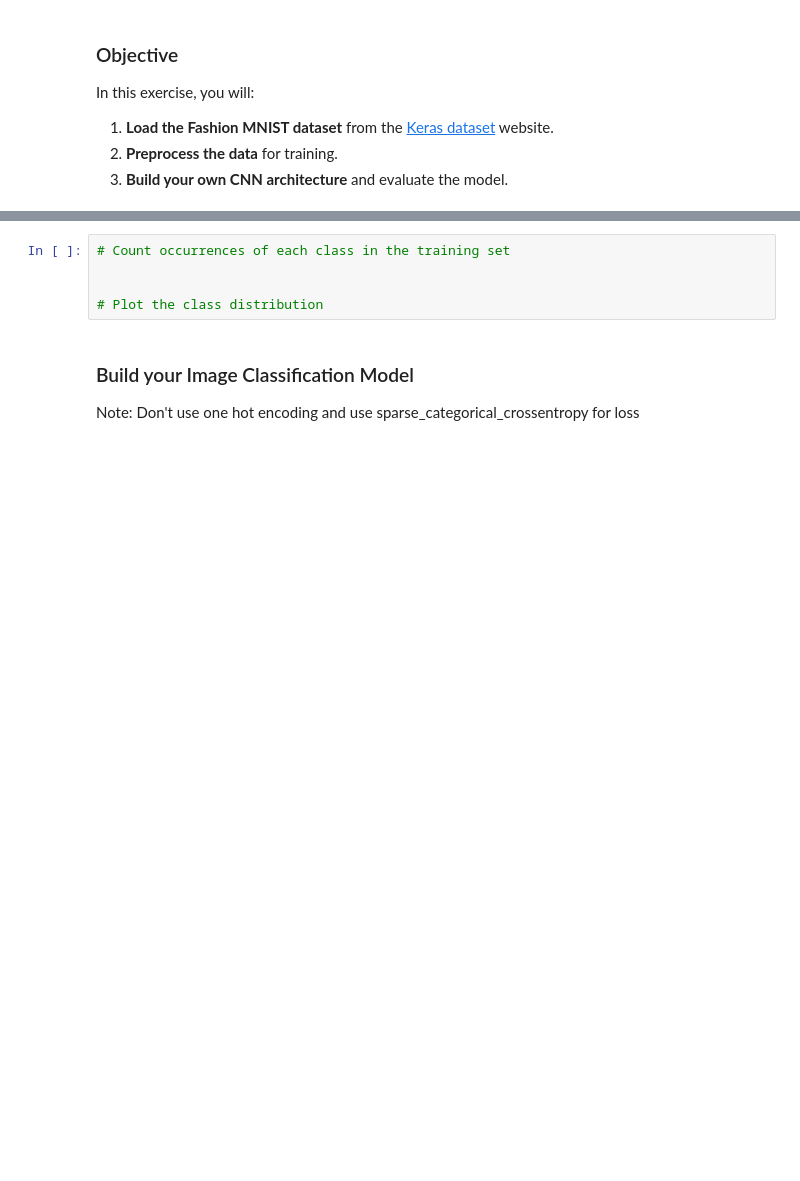
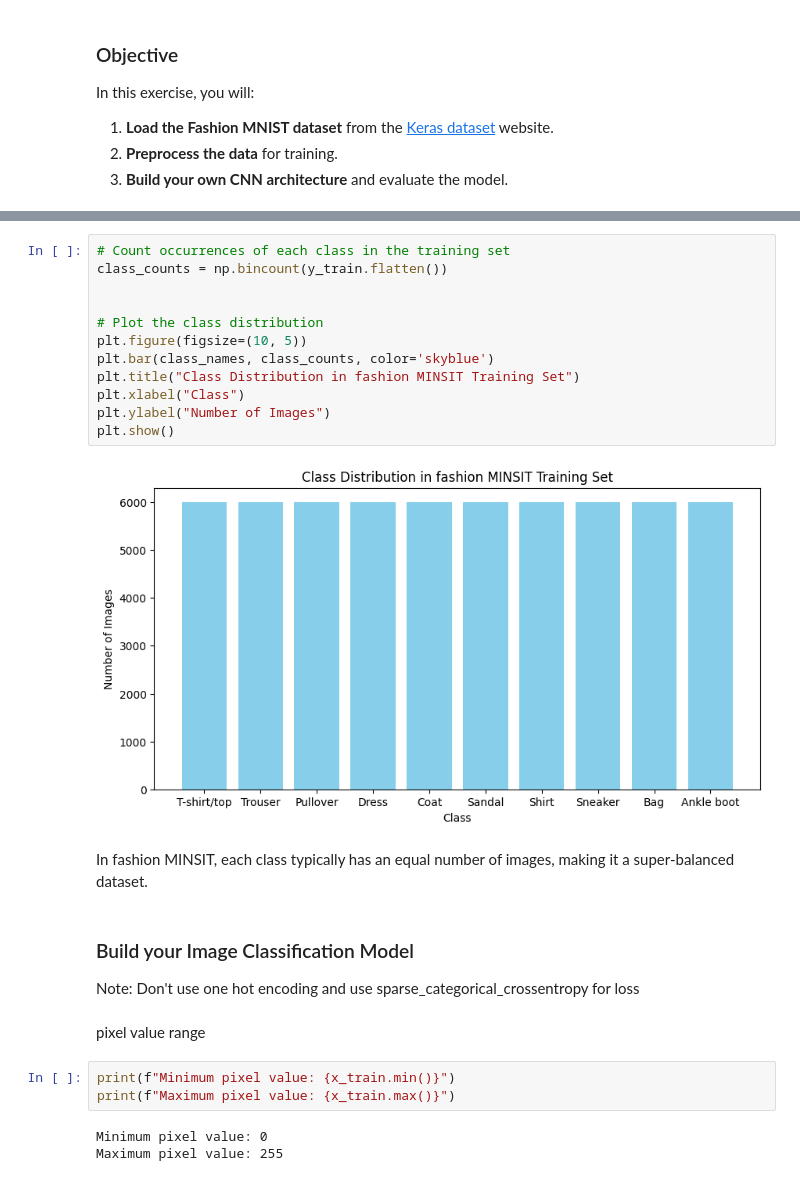
Before and after one commit to loulyp/arti560-computer-vision-labs, a Jupyter notebook: lab01-image-classification-cnn/lab01-image-classification-cnn-exercise.ipynb, the cells around one changed output, grey strips where cells are left out. Drawn from its saved outputs; the diff is of its cells as text; blank space fills up the shorter version.

```diff
--- a/lab01-image-classification-cnn/lab01-image-classification-cnn-exercise.ipynb
+++ b/lab01-image-classification-cnn/lab01-image-classification-cnn-exercise.ipynb
@@ -25,10 +57,29 @@ class_names = []
 # %%
 # Count occurrences of each class in the training set
+class_counts = np.bincount(y_train.flatten())
 
 
 # Plot the class distribution
+plt.figure(figsize=(10, 5))
+plt.bar(class_names, class_counts, color='skyblue')
+plt.title("Class Distribution in fashion MINSIT Training Set")
+plt.xlabel("Class")
+plt.ylabel("Number of Images")
+plt.show()
+# %% [output]
+[figure, added]
+# %% [markdown]
+In fashion MINSIT, each class typically has an equal number of images, making it a super-balanced dataset.
 # %% [markdown]
 ### Build your Image Classification Model
 Note: Don't use one hot encoding and use sparse_categorical_crossentropy for loss
+# %% [markdown]
+pixel value range
+# %%
+print(f"Minimum pixel value: {x_train.min()}")
+print(f"Maximum pixel value: {x_train.max()}")
+# %% [output]
+Minimum pixel value: 0
+Maximum pixel value: 255
 # %%
 # Import libraries
```
Also changed, not shown: parts of 4 cells of this notebook.
